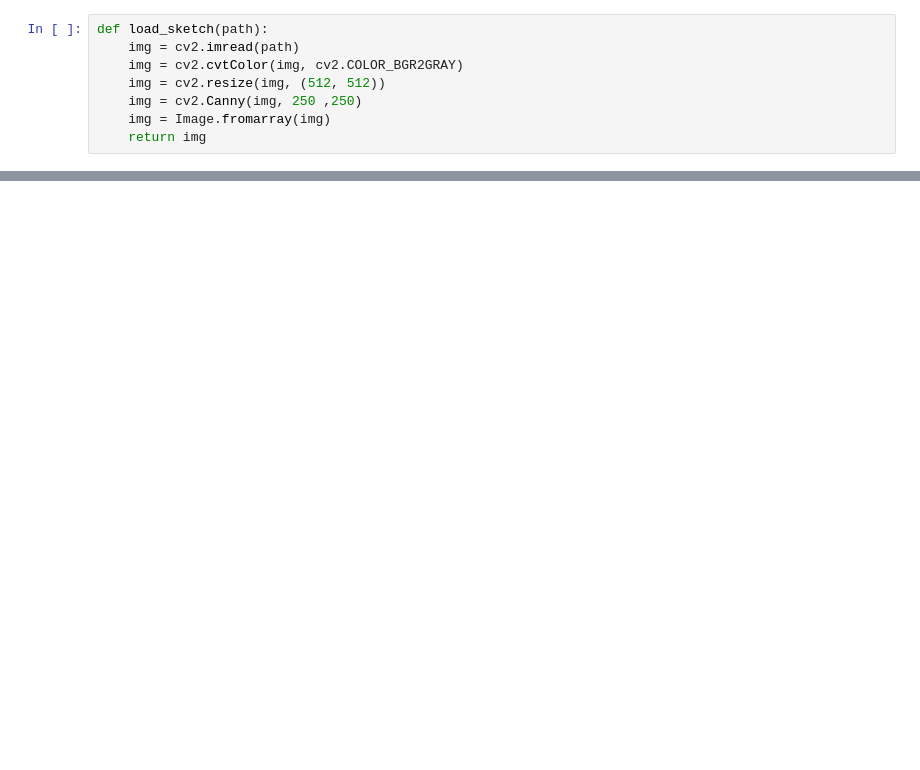
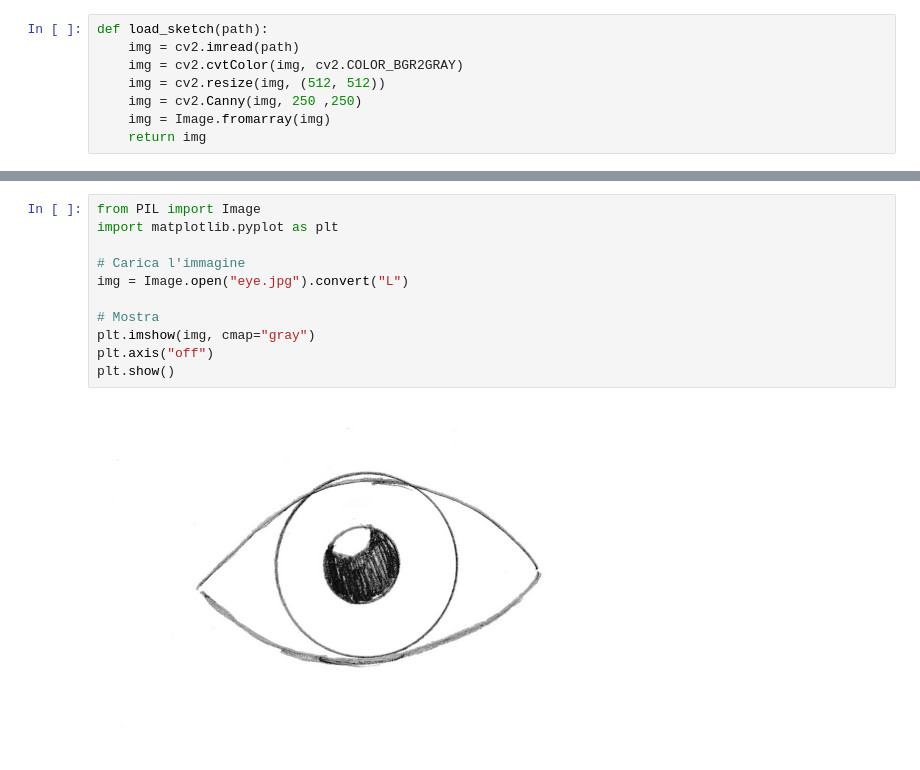
Before and after one commit to SteMor1/multimodal-sketch2img, a Jupyter notebook: ControlNet-Test/ExperimentsWithControlNet.ipynb, the cells around one changed output, grey strips where cells are left out. Cells and saved outputs as stored; diff of their text form; blank space fills up the shorter version.

```diff
--- a/ControlNet-Test/ExperimentsWithControlNet.ipynb
+++ b/ControlNet-Test/ExperimentsWithControlNet.ipynb
@@ -33 +77,14 @@ def load_sketch(path):
+# %%
+from PIL import Image
+import matplotlib.pyplot as plt
+
+# Carica l'immagine
+img = Image.open("eye.jpg").convert("L")
+
+# Mostra
+plt.imshow(img, cmap="gray")
+plt.axis("off")
+plt.show()
+# %% [output]
+[figure, added]
 # %%
```
Also changed, not shown: parts of 8 cells of this notebook.
